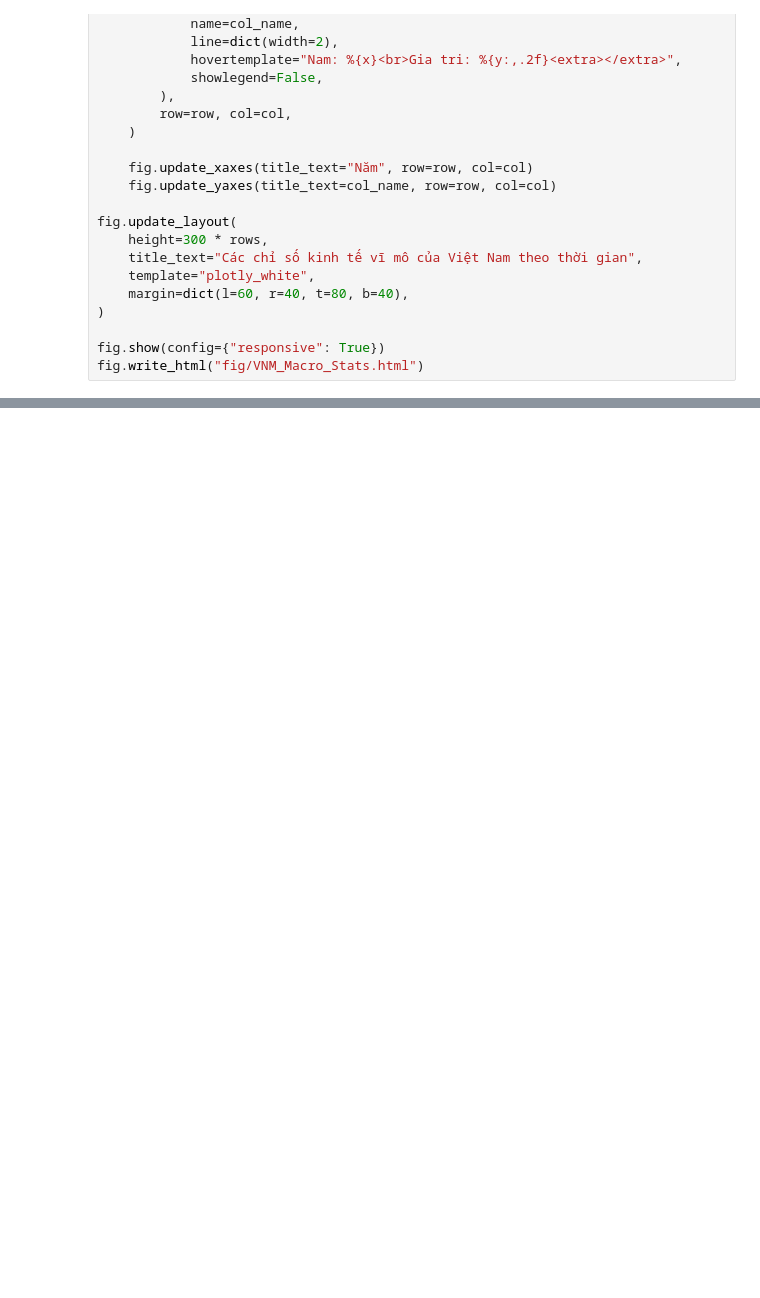
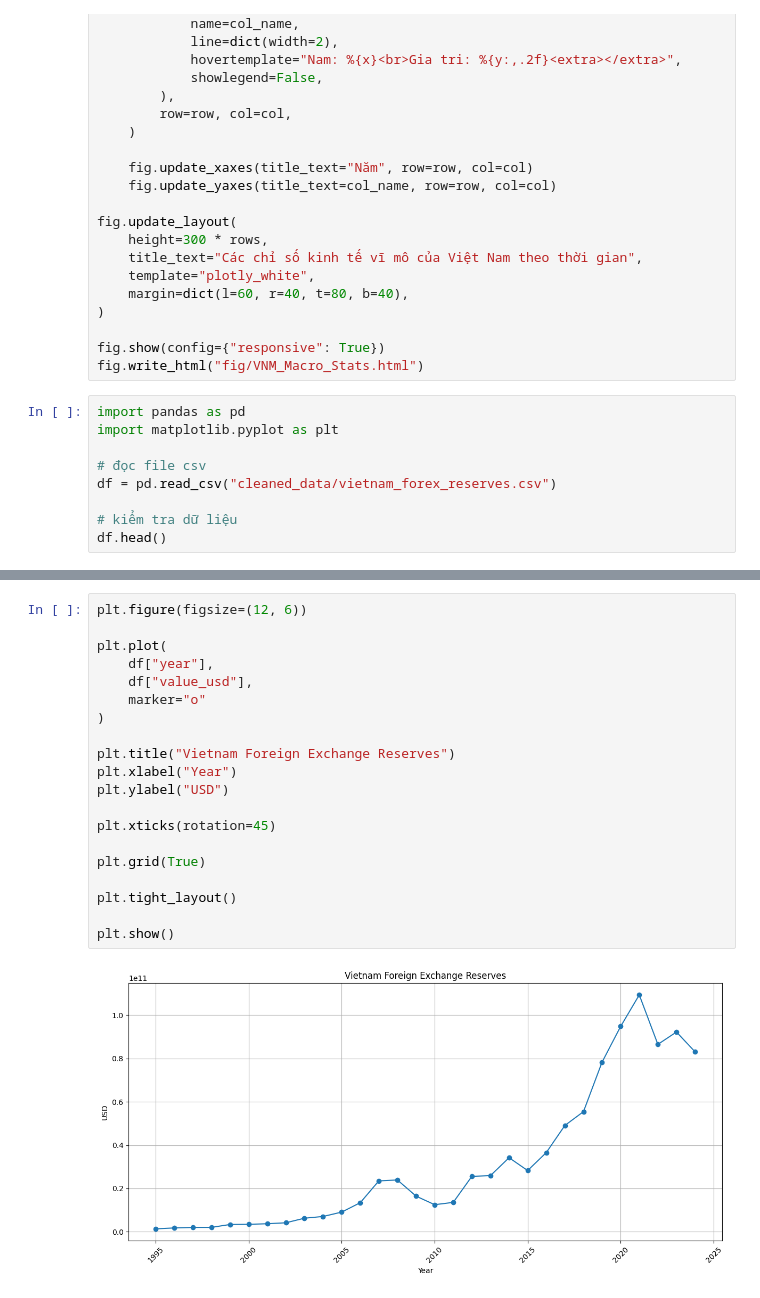
Before and after one commit to trinhnguyen1101/Dot1, a Jupyter notebook: VNM.ipynb, the cells around one changed output, grey strips where cells are left out. Cells and saved outputs as stored; diff of their text form; blank space fills up the shorter version.

```diff
--- a/VNM.ipynb
+++ b/VNM.ipynb
@@ -152,3 +152,12 @@ fig.update_layout(
 
 fig.show(config={"responsive": True})
 fig.write_html("fig/VNM_Macro_Stats.html")
+# %%
+import pandas as pd
+import matplotlib.pyplot as plt
+
+# đọc file csv
+df = pd.read_csv("cleaned_data/vietnam_forex_reserves.csv")
+
+# kiểm tra dữ liệu
+df.head()
@@ -154,0 +171,22 @@ fig.write_html("fig/VNM_Macro_Stats.html")
+# %%
+plt.figure(figsize=(12, 6))
+
+plt.plot(
+    df["year"],
+    df["value_usd"],
+    marker="o"
+)
+
+plt.title("Vietnam Foreign Exchange Reserves")
+plt.xlabel("Year")
+plt.ylabel("USD")
+
+plt.xticks(rotation=45)
+
+plt.grid(True)
+
+plt.tight_layout()
+
+plt.show()
+# %% [output]
+[figure, added]
```
Also changed, not shown: parts of 2 cells of this notebook, 1 other file.
